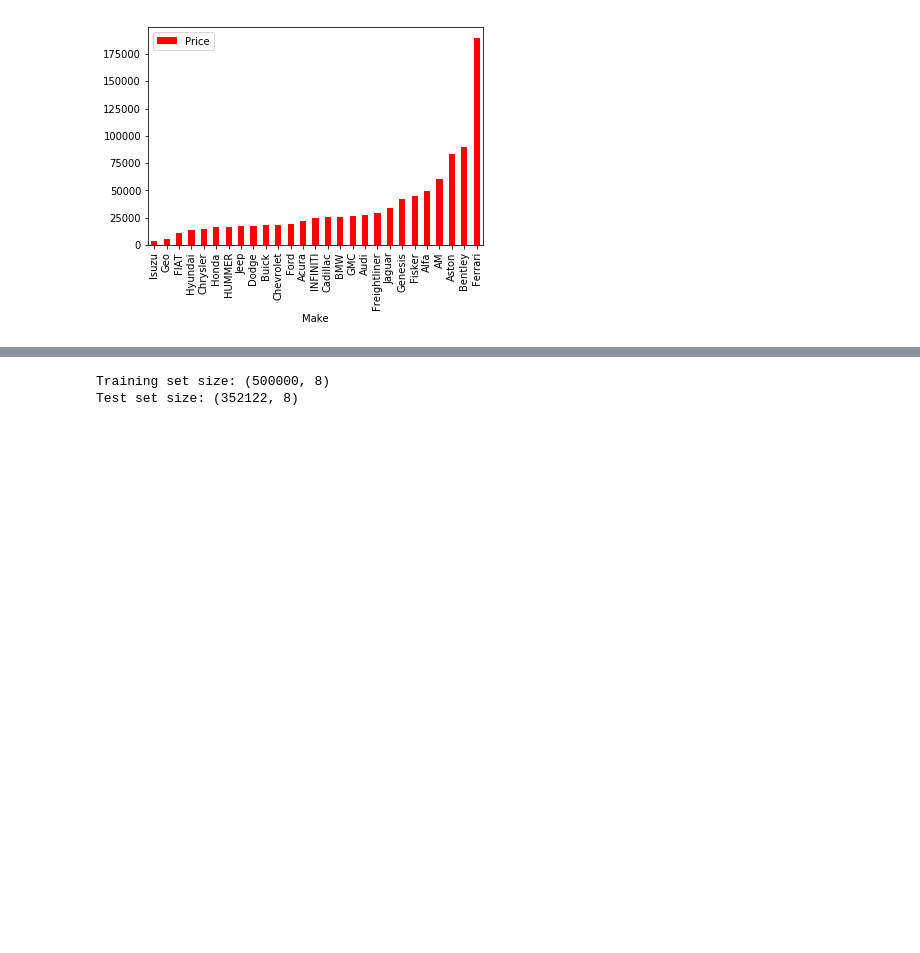
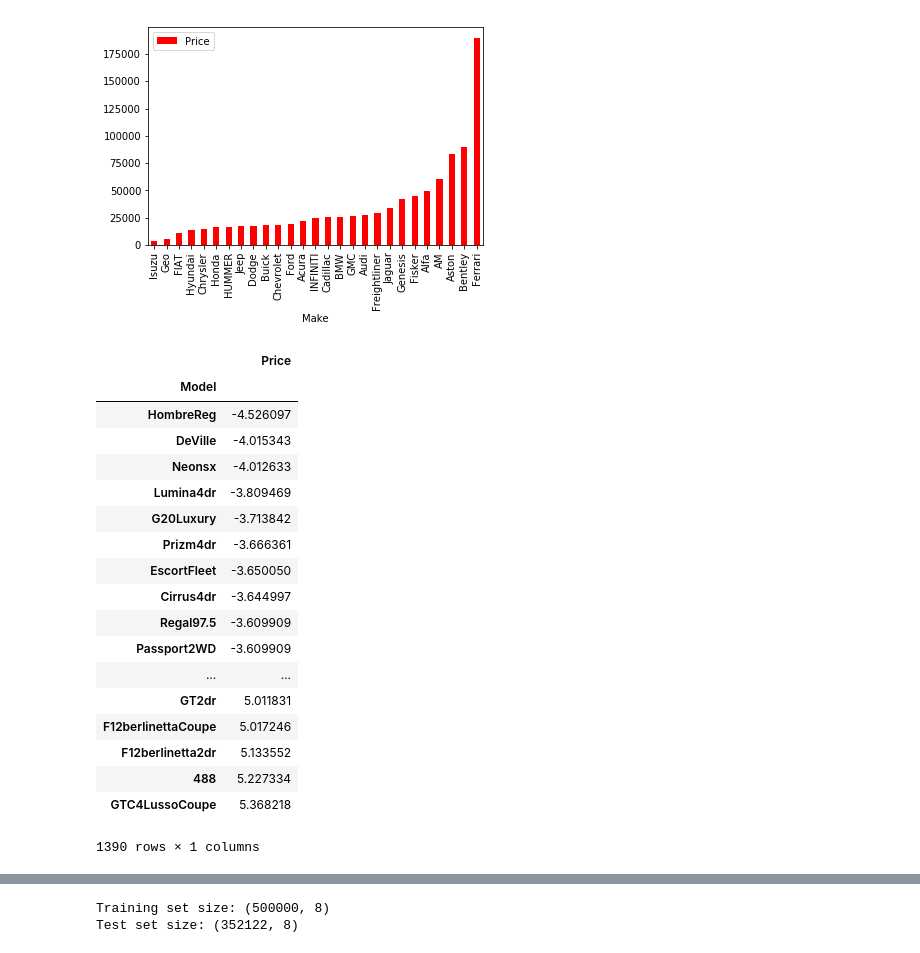
Before and after one commit to MuhammadElsayed/dream_ride_project, a Jupyter notebook: cars.ipynb, the cells around one changed output, grey strips where cells are left out. Cells and saved outputs as stored; diff of their text form; code cells hidden in the pictures; blank space fills up the shorter version.

```diff
--- a/cars.ipynb
+++ b/cars.ipynb
@@ -174,3 +174,26 @@ sp_pivot.plot(kind='bar',color='red')
 # %% [output]
 <matplotlib.axes._subplots.AxesSubplot at 0x...>
 [figure]
+# %%
+sp_pivot_model = train.pivot_table(index='Model', values='Price', aggfunc=np.median).sort_values(by='Price')
+sp_pivot_model
+# %% [output]
+|  | Price |
+| Model |  |
+| HombreReg | -4.526097 |
+| DeVille | -4.015343 |
+| Neonsx | -4.012633 |
+| Lumina4dr | -3.809469 |
+| G20Luxury | -3.713842 |
+| Prizm4dr | -3.666361 |
+| EscortFleet | -3.650050 |
+| Cirrus4dr | -3.644997 |
+| Regal97.5 | -3.609909 |
+| Passport2WD | -3.609909 |
+| ... | ... |
+| GT2dr | 5.011831 |
+| F12berlinettaCoupe | 5.017246 |
+| F12berlinetta2dr | 5.133552 |
+| 488 | 5.227334 |
+| GTC4LussoCoupe | 5.368218 |
+1390 rows × 1 columns
```
Also changed, not shown: parts of 20 cells of this notebook.
